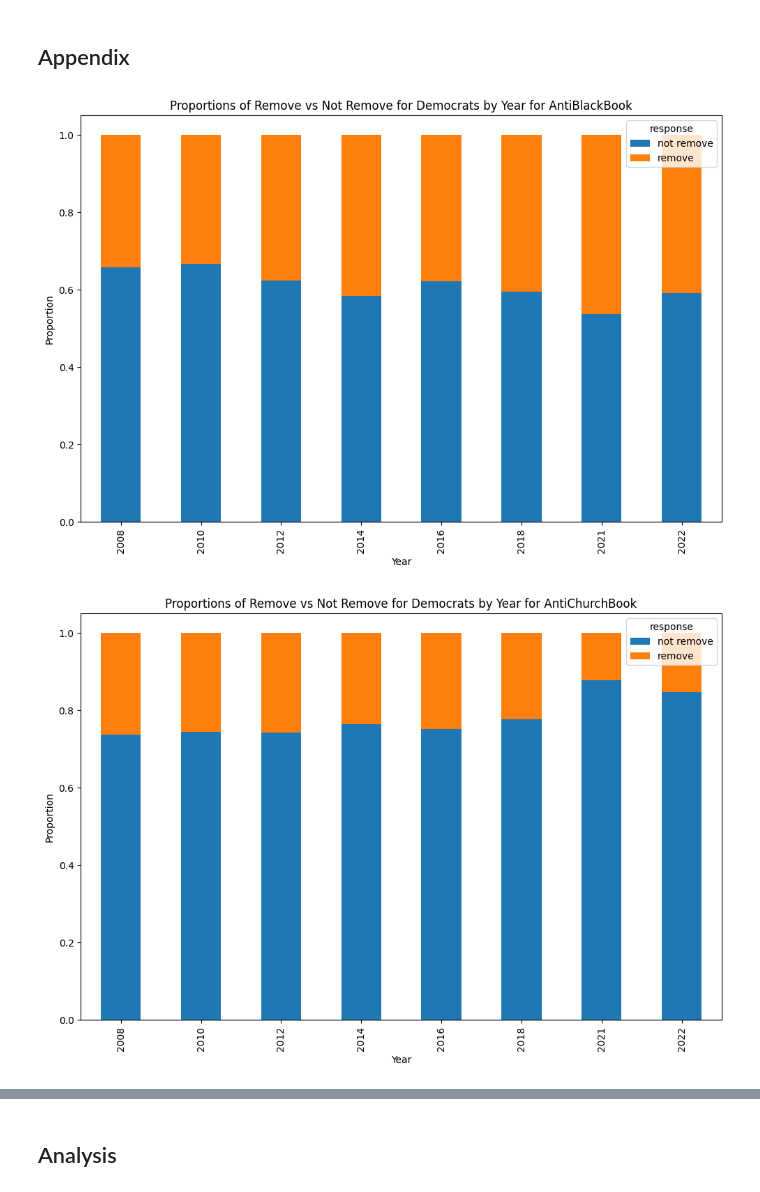
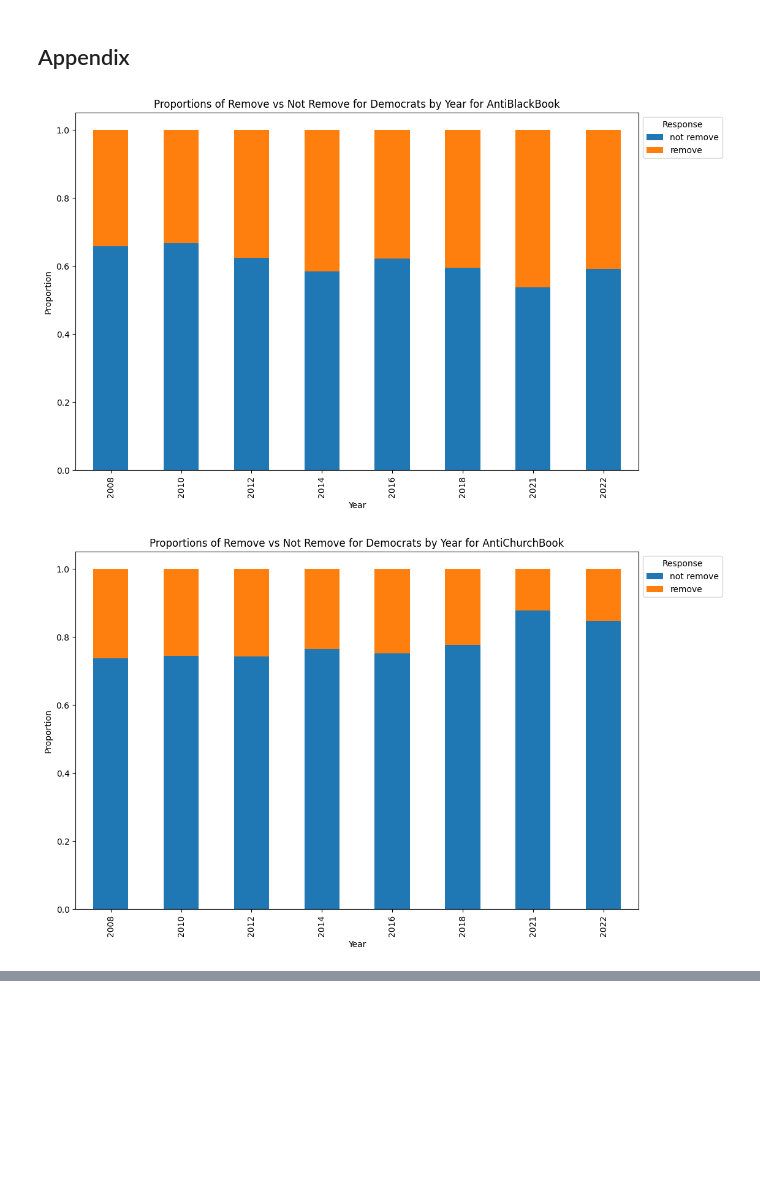
Before and after one commit to manaswinit26/group19, a Jupyter notebook: lab1 (1).ipynb, the cells around one changed output, grey strips where cells are left out. Saved outputs shown, nothing was run; the diff lists cells and outputs as text; code cells hidden in the pictures; blank space fills up the shorter version.

```diff
--- a/lab1 (1).ipynb
+++ b/lab1 (1).ipynb
@@ -511,10 +485,10 @@ for book in books:
     plt.title(f"Proportions of Remove vs Not Remove by Year for {book}")
     plt.ylabel("Proportion")
     plt.xlabel("Year")
-    plt.legend(loc='upper left', bbox_to_anchor=(1, 1))
+    plt.legend(title = 'Response & Party', loc='upper left', bbox_to_anchor=(1, 1))
     plt.grid(True, which="both", ls="--", c='0.65')
     plt.tight_layout()
     plt.show()
 
-  # Figure 9
+  # Figure 8
 # %% [output]
@@ -643,56 +636,24 @@ NameError: ignored
 # %%
 import seaborn as sns
 import matplotlib.pyplot as plt
 
-# democrats stacked bar charts
+# democrat proportions
 democrats_data = proportions_by_party_response[proportions_by_party_response['party_grouped'] == 'democrat']
 books = democrats_data['question'].unique()
 
 for book in books:
     book_data = democrats_data[democrats_data['question'] == book]
 
     pivot_data = book_data.pivot_table(index='year', columns='response', values='proportion_party_grouped', aggfunc='sum').reset_index()
 
     ax = pivot_data.plot(x='year', kind='bar', stacked=True, figsize=(10, 7))
     plt.title(f"Proportions of Remove vs Not Remove for Democrats by Year for {book}")
     plt.ylabel("Proportion")
     plt.xlabel("Year")
     plt.tight_layout()
+    plt.legend(title = 'Response', loc='upper left', bbox_to_anchor=(1, 1))
     plt.show()
-
-# republicans stacked bar charts
-republicans_data = proportions_by_party_response[proportions_by_party_response['party_grouped'] == 'republican']
-books1 = republicans_data['question'].unique()
-
-for book in books1:
-    book_data1 = republicans_data[republicans_data['question'] == book]
-
-    pivot_data1 = book_data1.pivot_table(index='year', columns='response', values='proportion_party_grouped', aggfunc='sum').reset_index()
-
-    ax = pivot_data1.plot(x='year', kind='bar', stacked=True, figsize=(10, 7))
-    plt.title(f"Proportions of Remove vs Not Remove for Republicans by Year for {book}")
-    plt.ylabel("Proportion")
-    plt.xlabel("Year")
-    plt.tight_layout()
-    plt.show()
-
-# independent stacked bar chart
-independent_data = proportions_by_party_response[proportions_by_party_response['party_grouped'] == 'independent/other party']
-books2 = independent_data['question'].unique()
-
-for book in books2:
-    book_data2 = independent_data[independent_data['question'] == book]
-
-    pivot_data2 = book_data2.pivot_table(index='year', columns='response', values='proportion_party_grouped', aggfunc='sum').reset_index()
-
-    ax = pivot_data2.plot(x='year', kind='bar', stacked=True, figsize=(10, 7))
-    plt.title(f"Proportions of Remove vs Not Remove for Independents by Year for {book}")
-    plt.ylabel("Proportion")
-    plt.xlabel("Year")
-    plt.tight_layout()
-    plt.show()
-
-# Figure 8
+# Figure 9i
 # %% [output]
-[figure, old version]
+[figure, new version]
-[figure, old version]
+[figure, new version]
@@ -706,2 +660,0 @@ for book in books2:
-# %% [markdown]
-## Analysis
```
Also changed, not shown: parts of 23 cells of this notebook.
